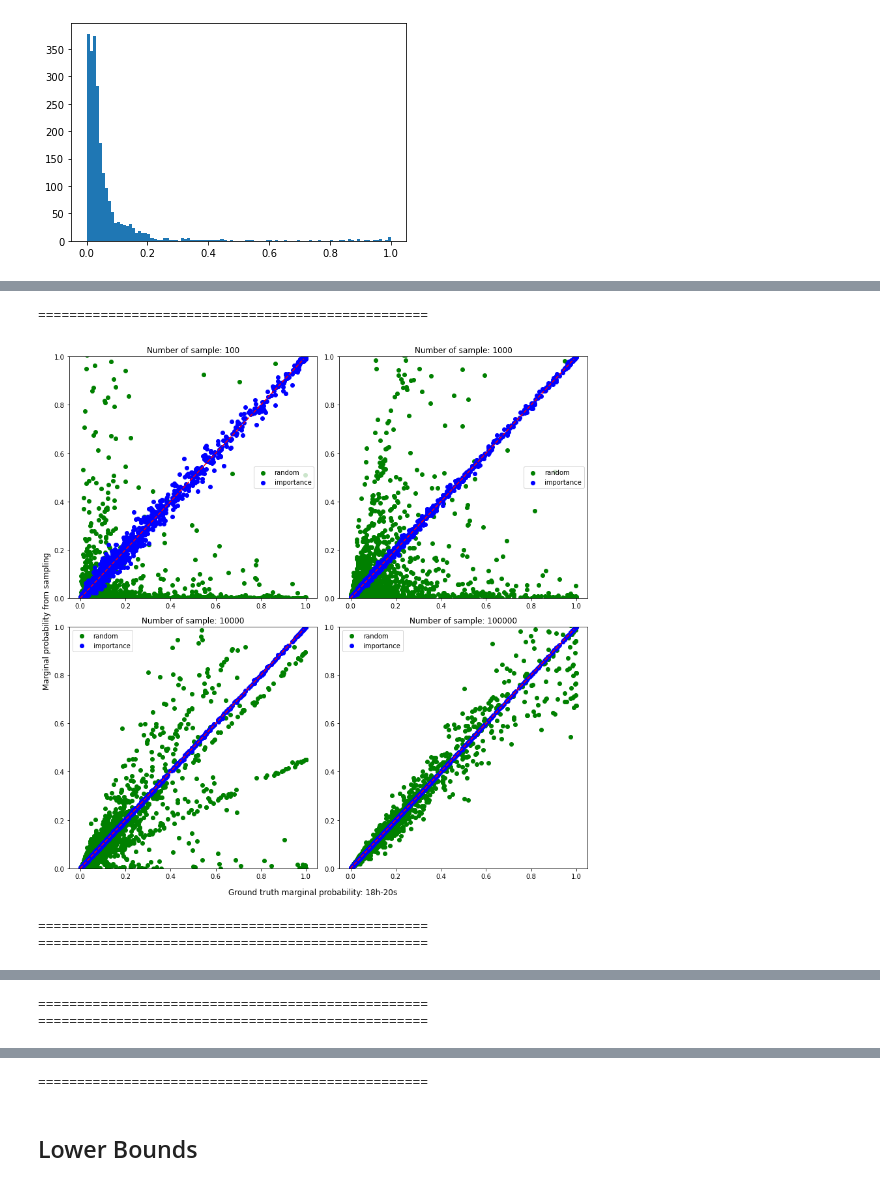
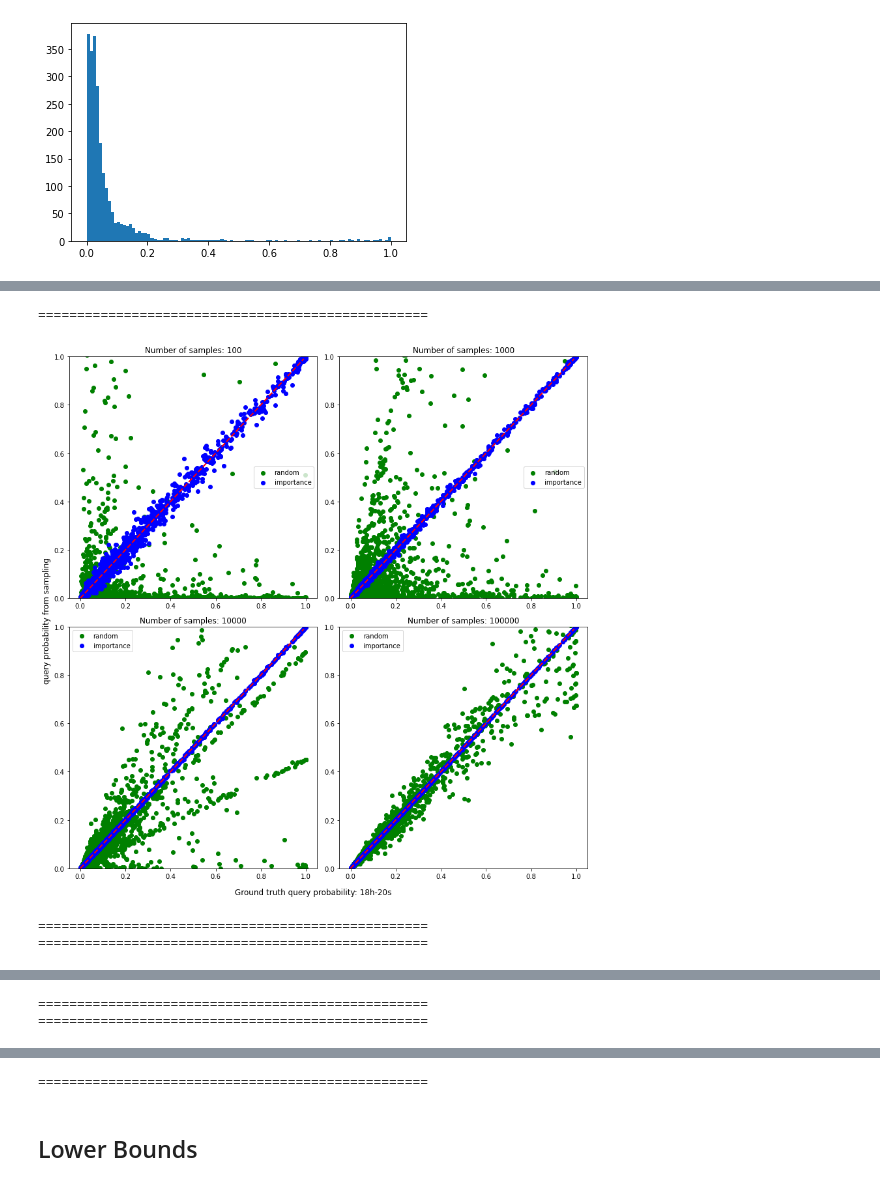
Before and after one commit to vshah99/prob_seq_queries_nnproject, a Jupyter notebook: notebooks/Beam_search_v_sampling.ipynb, the cells around one changed output, grey strips where cells are left out. Cells and saved outputs as stored; diff of their text form; code cells hidden in the pictures.

```diff
--- a/notebooks/Beam_search_v_sampling.ipynb
+++ b/notebooks/Beam_search_v_sampling.ipynb
@@ -170,24 +194,24 @@ def gt_v_samp_plot(gt_data_path, samp_data_path_imp, samp_data_path_rand,pvals,
 # %%
 samples = [100,1000,10000,100000]
-path_templates =["data/ground_truth/shakespeare/val_dl/val-dl_gt_{}h_{}s_exc-dynamic.pkl",
-         "data/importance_sampling/shakespeare/val_dl/val-dl_mc-imp_{}h_{}s_exc-dynamic.pkl",
-        "data/random_sampling/shakespeare/val_dl/val-dl_mc-rand_{}h_{}s_exc-dynamic.pkl"]
+path_templates =["../data/ground_truth/shakespeare/val_dl/val-dl_gt_{}h_{}s_exc-dynamic.pkl",
+         "../data/importance_sampling/shakespeare/val_dl/val-dl_mc-imp_{}h_{}s_exc-dynamic.pkl",
+        "../data/random_sampling/shakespeare/val_dl/val-dl_mc-rand_{}h_{}s_exc-dynamic.pkl"]
 path_vals = [[18,20],[17,20],[17,21]]
 
 for pvals in path_vals:
     gt_path = path_templates[0].format(*pvals)
     samp_path_imp = path_templates[1].format(*pvals)
     samp_path_rand = path_templates[2].format(*pvals)
     print("====="*10)
     try:
-        gt_v_samp_plot(gt_path, samp_path_imp, samp_path_rand,pvals,sample_sizes =samples)
+        plot_search_vs_sample(gt_path, samp_path_imp, samp_path_rand,pvals[0],pvals[1],sample_sizes =samples)
         plt.show()
-        print("====="*10)
+    print("====="*10)
     except Exception as e:
         print(e)
         print(f"failed for pvals {pvals}")
 # %% [output]
 ==================================================
-[figure, old version]
+[figure, new version]
 ==================================================
 ==================================================
```
Also changed, not shown: parts of 4 cells of this notebook, 6 other files.
